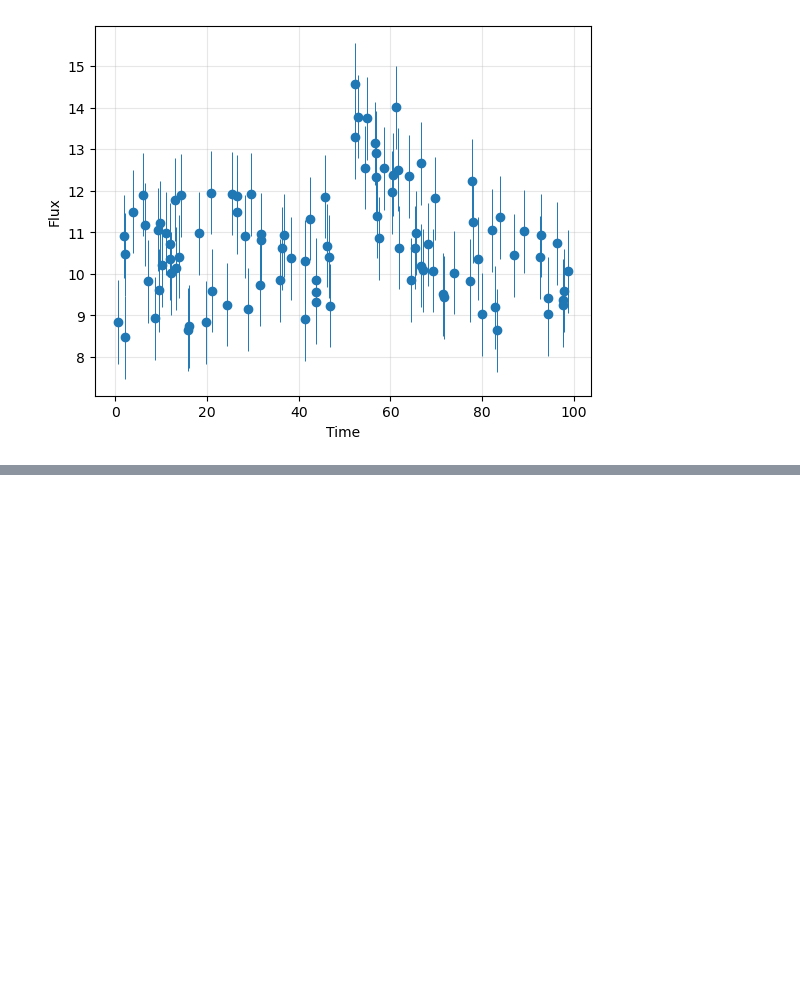
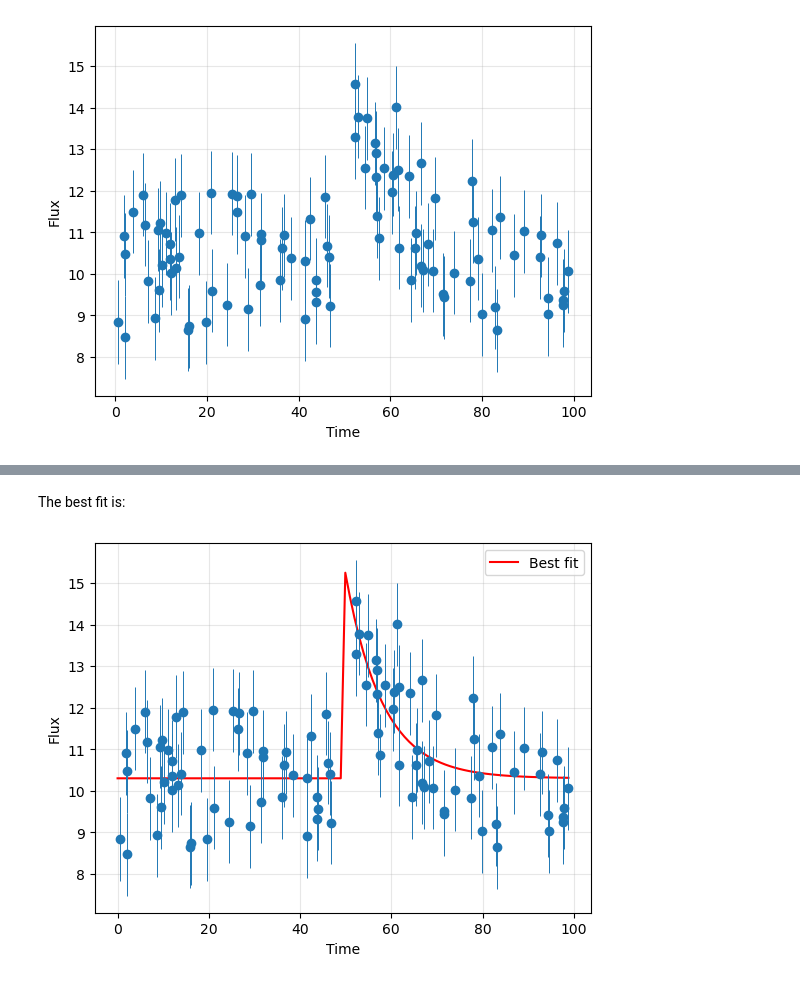
Before and after one commit to AlessiaCastoldi/Astrostatistics-exercises, a Jupyter notebook: L11 - The transient Universe.ipynb, the cells around one changed output, grey strips where cells are left out. Saved outputs shown, nothing was run; the diff lists cells and outputs as text; code cells hidden in the pictures; blank space fills up the shorter version.

```diff
--- a/L11 - The transient Universe.ipynb
+++ b/L11 - The transient Universe.ipynb
@@ -151,0 +162,11 @@ t0 = 49.30972397493173 + 2.4449447791107275 - 2.205625431380703
+# %% [markdown]
+The best fit is:
+# %%
+plt.plot(x_grid, model(med, x_grid), color='red', label='Best fit')
+plt.legend()
+plt.errorbar(time, flux, yerr=err, fmt='o', elinewidth=0.7)
+plt.xlabel('Time')
+plt.ylabel('Flux')
+plt.grid(alpha=0.3)
+# %% [output]
+[figure, added]
```
Also changed, not shown: parts of 12 cells of this notebook, 16 other files.
